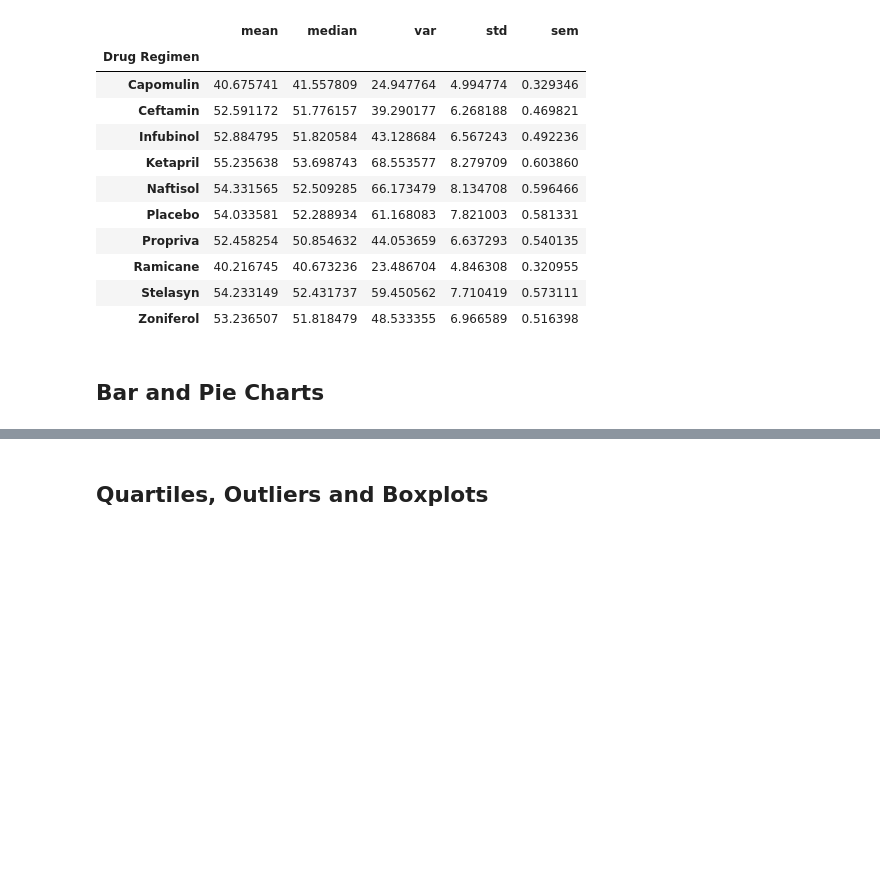
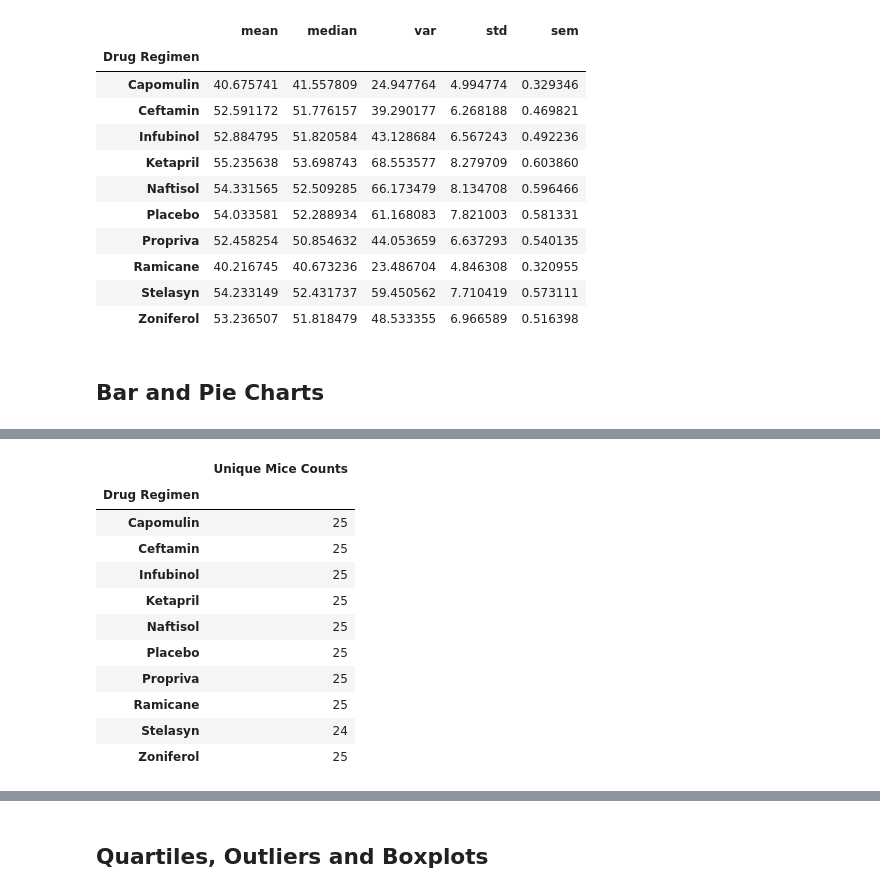
Before and after one commit to yuyhong23/matplotlib_the_power_of_plots, a Jupyter notebook: Pymaceuticals/pymaceuticals_starter-Copy1.ipynb, the cells around one changed output, grey strips where cells are left out. Saved outputs shown, nothing was run; the diff lists cells and outputs as text; code cells hidden in the pictures; blank space fills up the shorter version.

```diff
--- a/Pymaceuticals/pymaceuticals_starter-Copy1.ipynb
+++ b/Pymaceuticals/pymaceuticals_starter-Copy1.ipynb
@@ -322,0 +344,16 @@ drug_regimen_groups_stats
+# %%
+unique_mice_drug_regimen = (mice_drug_regimen_groups.agg({"Mouse ID":"nunique"})).rename(columns={"Mouse ID":"Unique Mice Counts"})
+unique_mice_drug_regimen
+# %% [output]
+|  | Unique Mice Counts |
+| Drug Regimen |  |
+| Capomulin | 25 |
+| Ceftamin | 25 |
+| Infubinol | 25 |
+| Ketapril | 25 |
+| Naftisol | 25 |
+| Placebo | 25 |
+| Propriva | 25 |
+| Ramicane | 25 |
+| Stelasyn | 24 |
+| Zoniferol | 25 |
```
Also changed, not shown: parts of 9 cells of this notebook.
